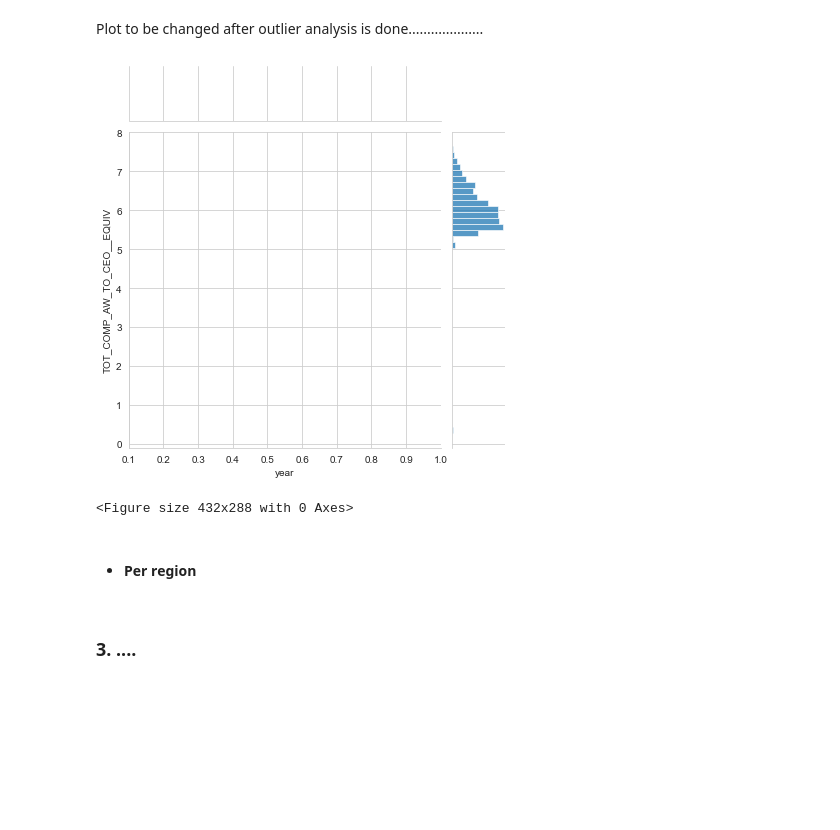
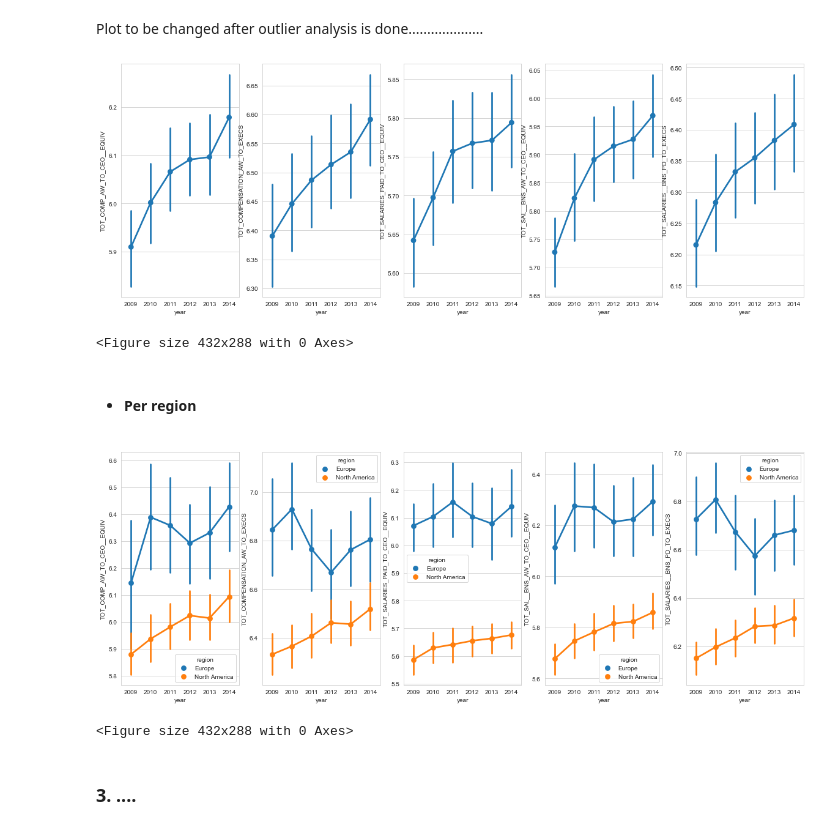
Before and after one commit to maxbranting/Remuneration-Data-Text-Mining, a Jupyter notebook: analysis_presentation.ipynb, the cells around one changed output. Saved outputs shown, nothing was run; the diff lists cells and outputs as text; code cells hidden in the pictures; blank space fills up the shorter version.

```diff
--- a/analysis_presentation.ipynb
+++ b/analysis_presentation.ipynb
@@ -266,14 +266,18 @@ plt.clf()
 * #### On whole population
 # %% [markdown]
 Plot to be changed after outlier analysis is done....................
-# %%
-sns.set_style("whitegrid")
-g = sns.JointGrid(x = 'year', y = 'TOT_COMP_AW_TO_CEO__EQUIV', data=dflog, xlim = (0.1, 1.0))
-g.plot(sns.lineplot, sns.histplot)
-plt.show()
-plt.clf()
-# %% [output]
-[figure, removed]
-<Figure size 432x288 with 0 Axes>
+# %%
+fig, (ax0, ax1, ax2, ax3, ax4) = plt.subplots(nrows=1, ncols=5)
+sns.pointplot(x='year', y='TOT_COMP_AW_TO_CEO__EQUIV', data=dflogcl, ax=ax0)
+sns.pointplot(x='year', y='TOT_COMPENSATION_AW_TO_EXECS', data=dflogcl, ax=ax1)
+sns.pointplot(x='year', y='TOT_SALARIES_PAID_TO_CEO__EQUIV', data=dflogcl, ax=ax2)
+sns.pointplot(x='year', y='TOT_SAL__BNS_AW_TO_CEO__EQUIV', data=dflogcl, ax=ax3)
+sns.pointplot(x='year', y='TOT_SALARIES__BNS_PD_TO_EXECS', data=dflogcl, ax=ax4)
+fig.set_size_inches(20,7)
+plt.show()
+plt.clf()
+# %% [output]
+[figure, added]
+<Figure size 432x288 with 0 Axes>
 # %% [markdown]
 * #### Per region
@@ -282,2 +284,15 @@ plt.clf()
+# %%
+fig, (ax0, ax1, ax2, ax3, ax4) = plt.subplots(nrows=1, ncols=5)
+sns.pointplot(x='year', y='TOT_COMP_AW_TO_CEO__EQUIV', data=dflogcl, hue='region', ax=ax0)
+sns.pointplot(x='year', y='TOT_COMPENSATION_AW_TO_EXECS', data=dflogcl, hue='region', ax=ax1)
+sns.pointplot(x='year', y='TOT_SALARIES_PAID_TO_CEO__EQUIV', data=dflogcl, hue='region', ax=ax2)
+sns.pointplot(x='year', y='TOT_SAL__BNS_AW_TO_CEO__EQUIV', data=dflogcl, hue='region', ax=ax3)
+sns.pointplot(x='year', y='TOT_SALARIES__BNS_PD_TO_EXECS', data=dflogcl, hue='region', ax=ax4)
+fig.set_size_inches(20,7)
+plt.show()
+plt.clf()
+# %% [output]
+[figure, added]
+<Figure size 432x288 with 0 Axes>
 # %% [markdown]
 ### 3. ....
```
Also changed, not shown: parts of 1 cell of this notebook.
